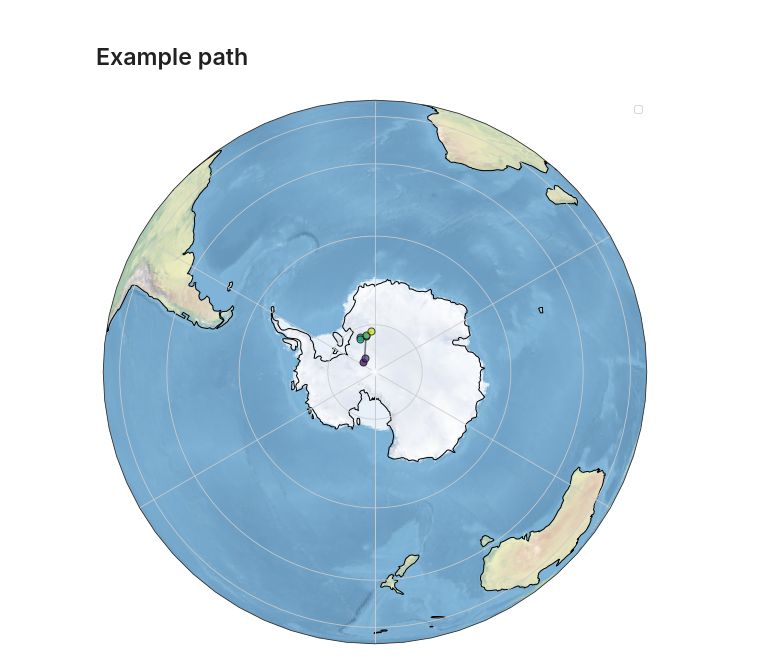
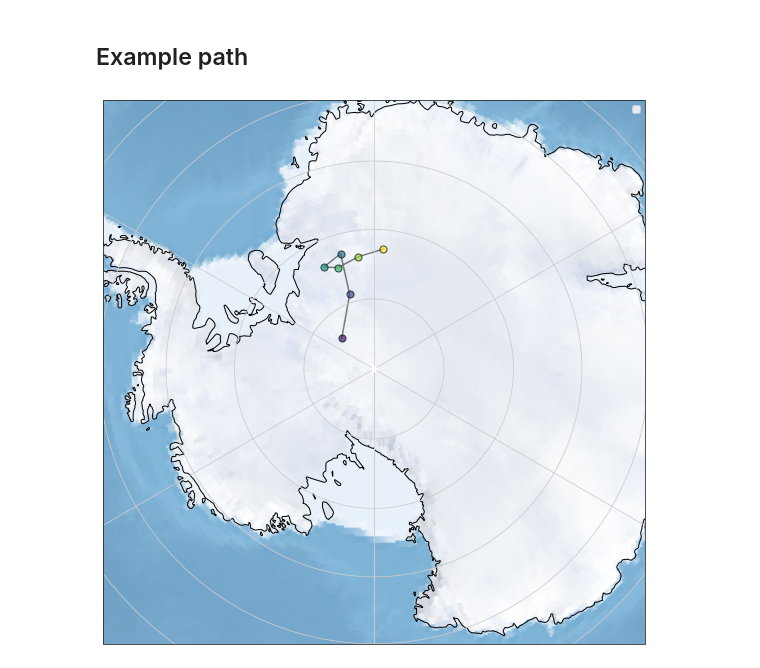
Before and after one commit to PolarWandering/Young_CEED, a Jupyter notebook: 3_APWP_simlated vgp-based APWP.ipynb, the cells around one changed output. Saved outputs shown, nothing was run; the diff lists cells and outputs as text; code cells hidden in the pictures.

```diff
--- a/3_APWP_simlated vgp-based APWP.ipynb
+++ b/3_APWP_simlated vgp-based APWP.ipynb
@@ -60,16 +60,11 @@ def get_pseudo_vgps(df):
         # we first generate N VGPs following with N the number of VGPs from the original pole.
         directions_temp = ipmag.fishrot(k = row.K, n = row.N, dec = row.Plon, inc = row.Plat, di_block = False)
 
-        vgp_lon_bst.append(directions_temp[0])
-        vgp_lat_bst.append(directions_temp[1])
+        vgp_lon_bst =  vgp_lon_bst + directions_temp[0]
+        vgp_lat_bst = vgp_lat_bst + directions_temp[1]
 
-        age_bst.append([np.random.randint(np.floor(row.min_age),np.ceil(row.max_age)) for _ in range(row.N)])
-        Study.append([row.Study for _ in range(row.N)])
-
-    vgp_lon_bst = [item for sublist in vgp_lon_bst for item in sublist]
-    vgp_lat_bst = [item for sublist in vgp_lat_bst for item in sublist]
-    age_bst = [item for sublist in age_bst for item in sublist]
-    Study = [item for sublist in Study for item in sublist]
+        age_bst = age_bst + [np.random.randint(np.floor(row.min_age),np.ceil(row.max_age)) for _ in range(row.N)]
+        Study = Study + [row.Study for _ in range(row.N)]
 
     dictionary = {
                   'Study': Study,
@@ -95,7 +97,7 @@ Wall time: 262 ms
 # Applying the running mean on the *pseudo*-VGPs
 We first apply the running mean method with the same parameter as in Torsvik et al. 2012 - a window lenght of 20 Ma and a time-step of 10 Ma.
 # %%
-min_age = 0
+min_age = 5
 max_age = 65
 window_length = 20
 time_step = 10
@@ -116,8 +119,10 @@ plot_pseudoVGPs_and_APWP(extent, df_pseudo_vgps, RM_on_pseudoVGP)
 ### Bootstrapped age distribution
 # %%
 fig = plt.figure(figsize=(15,3))
-plt.title('Bootstrapped age distribution')
-plt.ylabel('Number of $pseudo$-VGPs')
-plt.xlabel('Mean Age')
+sns.set_palette("deep")
+plt.title('Bootstrapped age distribution', fontsize =15)
+plt.ylabel('# of Paleomagentic Poles', fontsize = 12)
+plt.xlabel('Mean Age (Ma)', fontsize = 12)
 sns.histplot(data = df_pseudo_vgps, x = 'mean_age', bins = 60, legend = False, edgecolor=".1")
+# plt.savefig(current_path + '/figures/3/3_C.svg', dpi =600, bbox_inches='tight')
 # %% [output]
@@ -210,30 +177,30 @@ plot_APWP_RM_ensemble(df_parametric_means_collection, f"Running Mean Statistics
 # %%
 import cartopy.crs as ccrs
 import cartopy.feature as cfeature
 from cartopy.geodesic import Geodesic
 from shapely.geometry import Polygon
 
-
+extent = [-180,180,-70,-70]
 fig = plt.figure(figsize=(20,10))
 
 proj = ccrs.Orthographic(central_longitude=0.0, central_latitude=-90.0)
 
 ax = plt.axes(projection=proj)
 ax.coastlines()
 ax.stock_img()
 ax.gridlines()
-
+ax.set_extent(extent, crs = ccrs.PlateCarree())
 
 # sns.scatterplot(x = RM_ensembl_quant_plon.mean, y =RM_ensemble_quant_plat.mean,
 
 #                 transform = ccrs.PlateCarree())
 plt.plot(RM_ensemble_quant_plon.mean, RM_ensemble_quant_plat.mean,transform = ccrs.Geodetic(), color = "black", alpha = 0.5)
 
 for i in zip(RM_ensemble_quant_plat.mean, RM_ensemble_quant_plon.mean, df_parametric_means_collection['age'].unique().transpose()):
     plot_pole(i[0],i[1],i[2],0,65,ax)
 
 handles, labels = ax.get_legend_handles_labels()
 ax.legend(reversed(handles), reversed(labels))
 plt.show()
 # %% [output]
-[figure, old version]
+[figure, new version]
```
Also changed, not shown: parts of 10 cells of this notebook.
